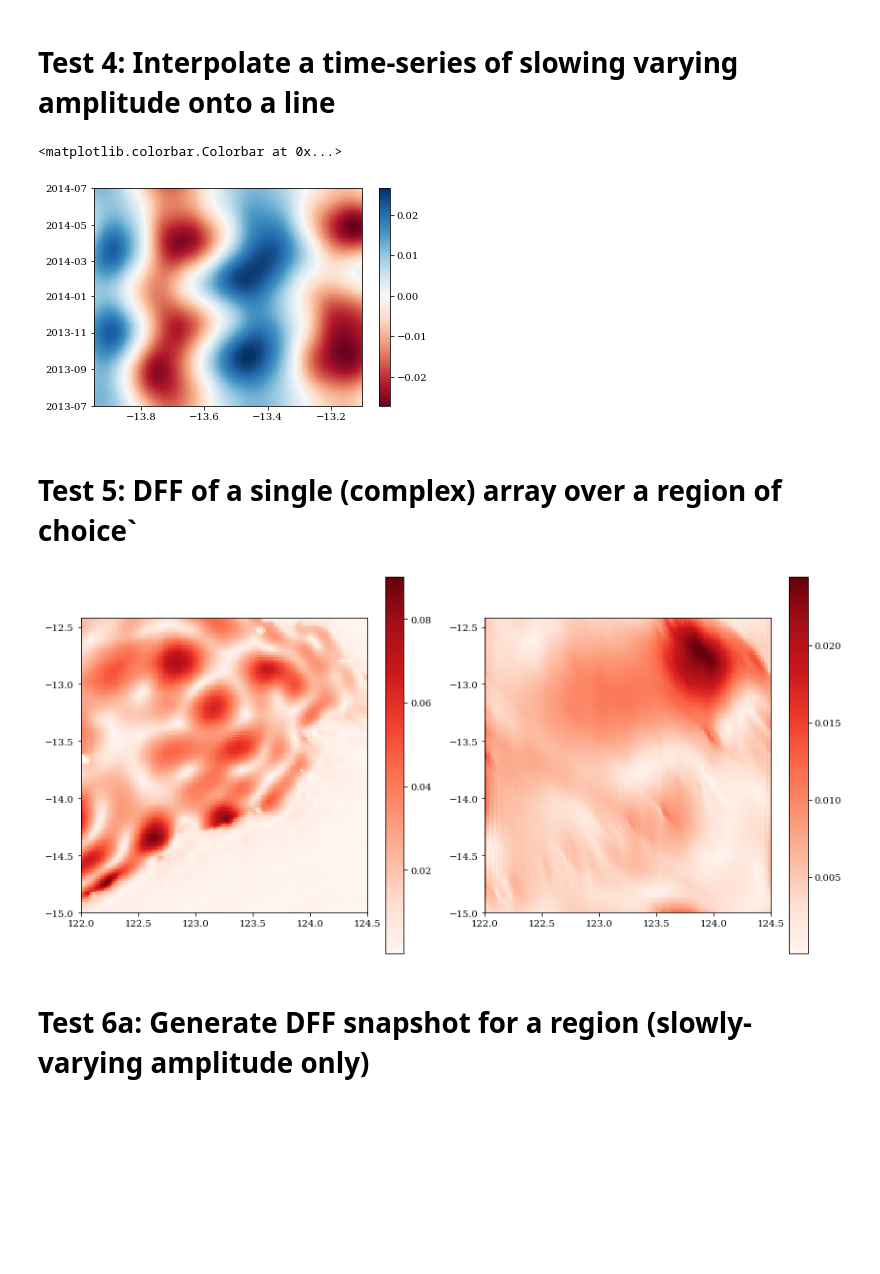
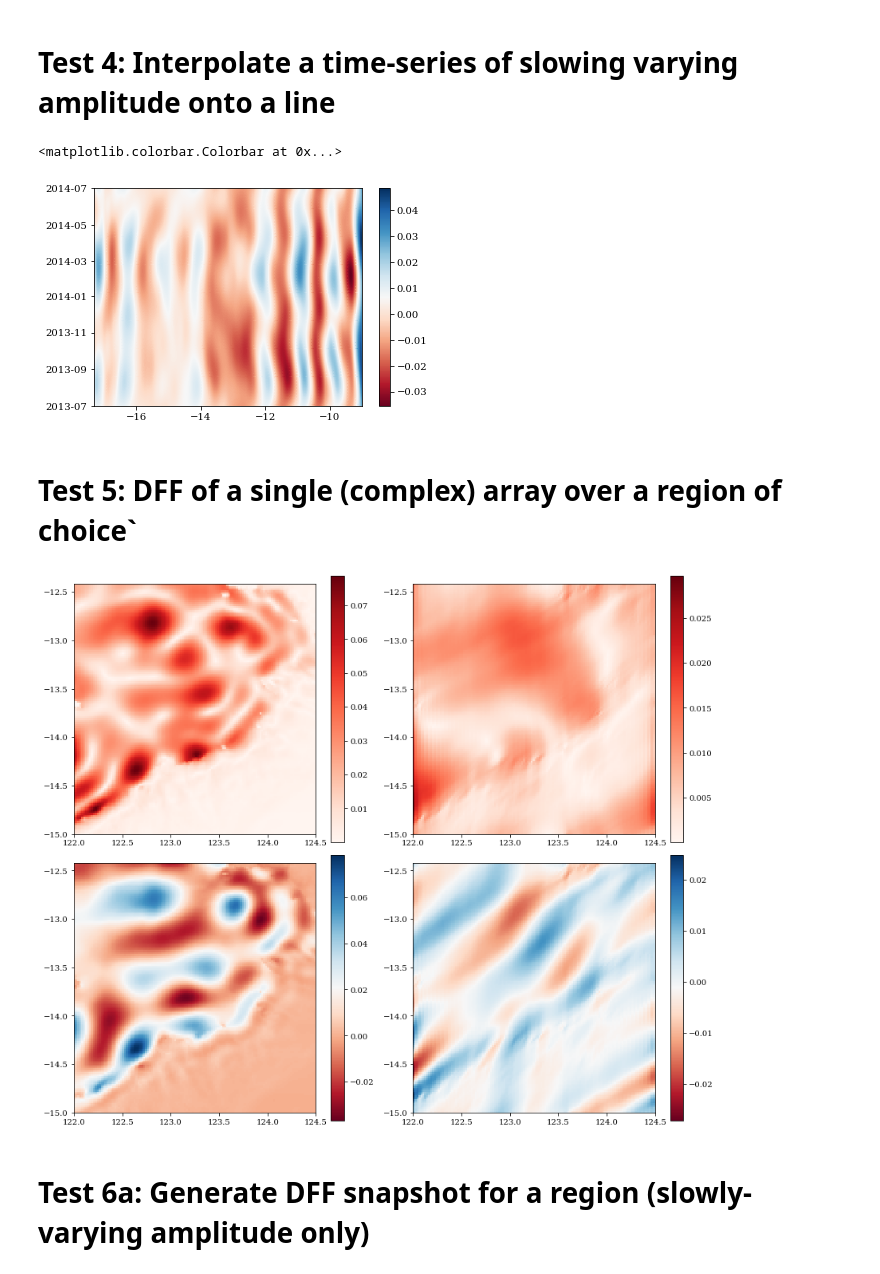
Before and after one commit to mrayson/iwatlas, a Jupyter notebook: sandpit/test_all_iwatlas_routines.ipynb, the cells around one changed output. Drawn from its saved outputs; the diff is of its cells as text; code cells hidden in the pictures; blank space fills up the shorter version.

```diff
--- a/sandpit/test_all_iwatlas_routines.ipynb
+++ b/sandpit/test_all_iwatlas_routines.ipynb
@@ -36,0 +70,7 @@ ModuleNotFoundError: No module named 'iwatlas'
+# %%
+# basedir = '/home/suntans/cloudstor/Data/IWAtlas-lite'
+
+sshfile = N2file
+
+ssh = sshdriver.load_ssh_clim(sshfile)
+ssh._ds
@@ -66,11 +124,11 @@ plt.plot(time, A_im[0,...])
 # Test 4: Interpolate a time-series of slowing varying amplitude onto a line
 # %%
 # Lombok to Rowley Shoals line
-# x1,x2 = 115.6, 119.1
-# y1,y2 = -9, -17.3
-# n = 500
+x1,x2 = 115.6, 119.1
+y1,y2 = -9, -17.3
+n = 500
 
-# # Lombok to Pilbara line
+# Lombok to Pilbara line
 # x1,x2 = 115.6, 115.9
 # y1,y2 = -8.8, -18.9
 # n = 500
@@ -81,15 +139,15 @@ plt.plot(time, A_im[0,...])
 # n = 100
 
 # BB line
-x1, x2 = 122.753, 123.486
-y1, y2 = -13.1026, -13.947
+# x1, x2 = 122.753, 123.486
+# y1, y2 = -13.1026, -13.947
 
-n = 100
+# n = 100
 
 
 # Create a line
-tline = np.linspace(0,1,500)
-xline = np.linspace(x1,x2,500)
+tline = np.linspace(0,1,n)
+xline = np.linspace(x1,x2,n)
 F = interp1d([0,1],[y1,y2], kind='linear')
 yline = F(tline)
 
@@ -101,48 +159,62 @@ plt.colorbar()
 # plt.plot(time, A_im[1,...])
 # %% [output]
 <matplotlib.colorbar.Colorbar at 0x...>
-[figure, old version]
+[figure, new version]
 # %% [markdown]
 # Test 5: DFF of a single (complex) array over a region of choice`
 # %%
 # Interpolate the amplitude onto a grid prior to DFF
 ###
 # xlims = (114,118)
 # ylims = (-12,-9.35)
 
 xlims = (122,124.5)
 ylims = (-15,-12.43)
 
 dx = 0.02
 
-time = np.array([np.datetime64('2013-06-01 00:00:00'), np.datetime64('2013-09-01 00:00:00')])
-
 # Filtering bands (degrees CCW from East)
-thetalow = 0
-thetahigh = 45
+thetalow = 120
+thetahigh = 180
 
 #######
 
-A_re_f, A_im_f, A_re, A_im, X, Y = sshdriver.extract_amp_nonstat_dff(ssh, xlims, ylims, dx, time,\
-                    thetalow, thetahigh, A_re=None, A_im=None)
+# Interpolate an array onto a regular grid
+xx = np.arange(xlims[0], xlims[1]+dx,dx)
+yy = np.arange(ylims[0], ylims[1]+dx,dx)
+X,Y = np.meshgrid(xx,yy)
 
-z = A_re[0,0,...] + 1j*A_im[0,0,...]
-zf = A_re_f[0,0,...] + 1j*A_im_f[0,0,...]
+ii = 3 # M2 main harmonic = 3, S2 = 10, K1 = 24
 
+z_re = ssh.interpolate(ssh._ds.SSH_BC_Aa[ii,...], X ,Y)
+z_im = ssh.interpolate(ssh._ds.SSH_BC_Ba[ii,...], X ,Y)
+z = z_re+1j*z_im
+zf = dff2d(z, dx, thetalow, thetahigh)
 
-plt.figure(figsize=(12,6))
-plt.subplot(121)
+plt.figure(figsize=(12,10))
+plt.subplot(221)
 plt.pcolormesh(X,Y,np.abs(z), cmap='Reds')
 plt.colorbar()
 plt.gca().set_aspect('equal')
 
-plt.subplot(122)
+plt.subplot(222)
 plt.pcolormesh(X,Y,np.abs(zf), cmap='Reds')
 plt.colorbar()
 plt.tight_layout()
 plt.gca().set_aspect('equal')
+
+plt.subplot(223)
+plt.pcolormesh(X,Y,np.real(z), cmap='RdBu')
+plt.colorbar()
+plt.gca().set_aspect('equal')
+
+plt.subplot(224)
+plt.pcolormesh(X,Y,np.real(zf), cmap='RdBu')
+plt.colorbar()
+plt.tight_layout()
+plt.gca().set_aspect('equal')
 # %% [output]
-[figure, old version]
+[figure, new version]
 # %% [markdown]
 # Test 6a: Generate DFF snapshot for a region (slowly-varying amplitude only)
 # %%
```
Also changed, not shown: parts of 12 cells of this notebook, 3 other files.
